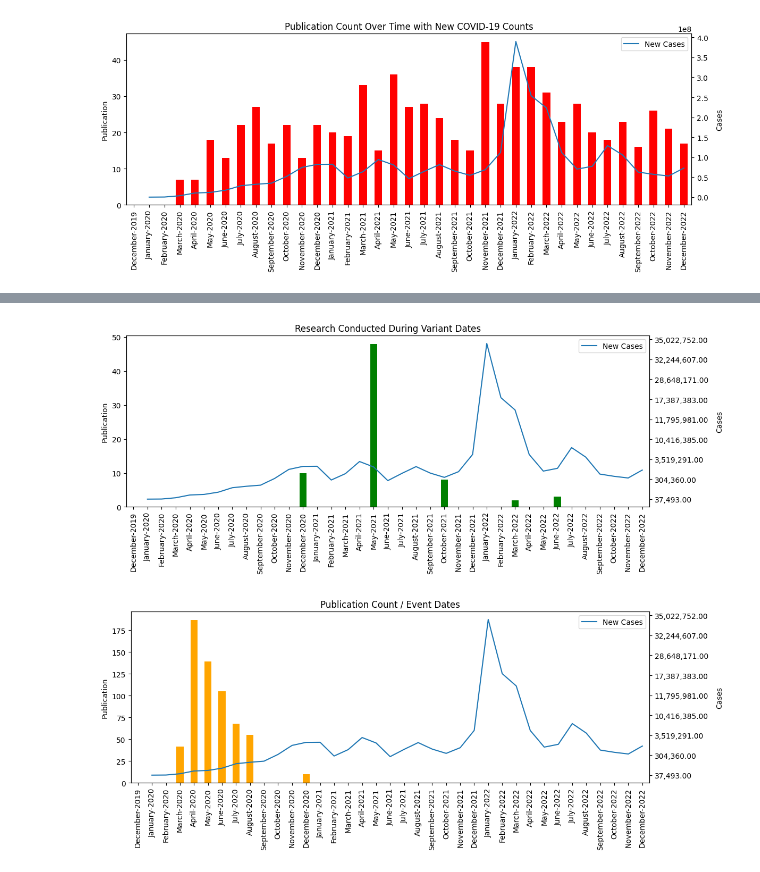
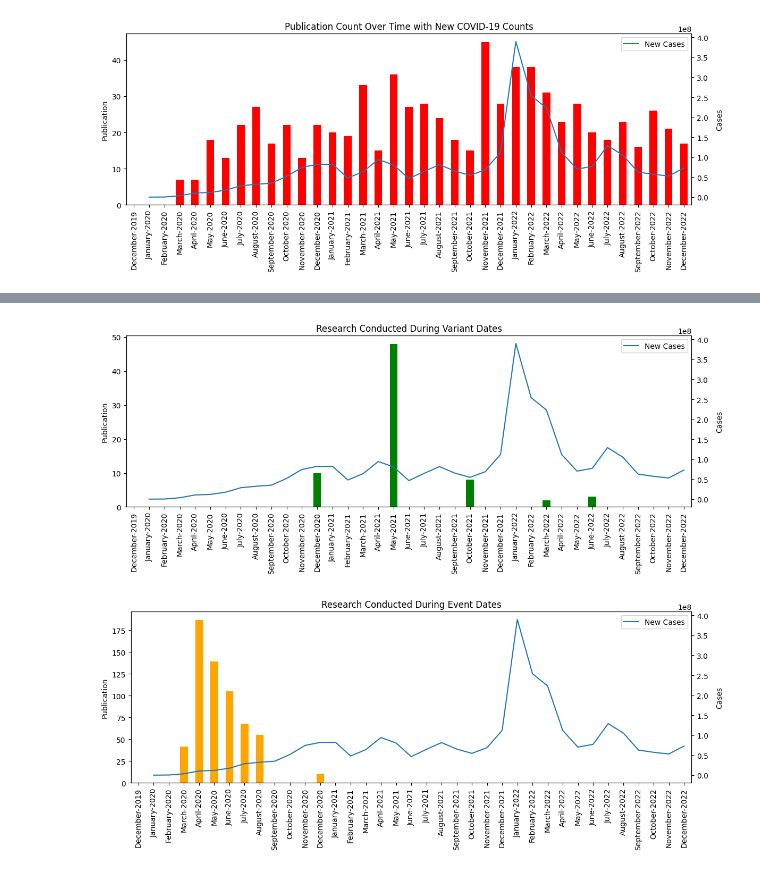
Before and after one commit to abdiwakene/misinformationdates, a Jupyter notebook: dateAnalysis.ipynb, the cells around one changed output, grey strips where cells are left out. Drawn from its saved outputs; the diff is of its cells as text; code cells hidden in the pictures.

```diff
--- a/dateAnalysis.ipynb
+++ b/dateAnalysis.ipynb
@@ -201,7 +201,7 @@ l1 = df['New Cases'].plot(kind='line', label='New Cases')
 
 
 # using format string '{:.0f}' here but you can choose others
-plt.gca().set_yticklabels(['{:,.2f}'.format(x) for x in df['New Cases'].to_list()])
+# plt.gca().set_yticklabels(['{:,.2f}'.format(x) for x in df['New Cases'].to_list()])
 
 
 
@@ -211,31 +211,31 @@ plt.ylabel("Cases", labelpad=10)
 plt.legend()
 plt.show()
 # %% [output]
-[figure, old version]
+[figure, new version]
 # %%
 import matplotlib.pyplot as plt
 
 plt.rcParams["figure.figsize"] = [12.00, 5]
 plt.rcParams["figure.autolayout"] = True
 
 plt.title("Research Conducted During Event Dates")
 
 
 ax1 = plt.subplot()
 b1 = df['Event Values'].plot(kind='bar', color='orange', ylabel='Publication')
 ax2 = ax1.twinx()
 l1 = df['New Cases'].plot(kind='line', label='New Cases')
 
 
 # using format string '{:.0f}' here but you can choose others
-plt.gca().set_yticklabels(['{:,.2f}'.format(x) for x in df['New Cases'].to_list()])
+# plt.gca().set_yticklabels(['{:,.2f}'.format(x) for x in df['New Cases'].to_list()])
 
 
 
 
 plt.xlabel("Time", labelpad=10)
 plt.ylabel("Cases", labelpad=10)
 plt.legend()
 plt.show()
 # %% [output]
-[figure, old version]
+[figure, new version]
```
Also changed, not shown: parts of 1 cell of this notebook.
